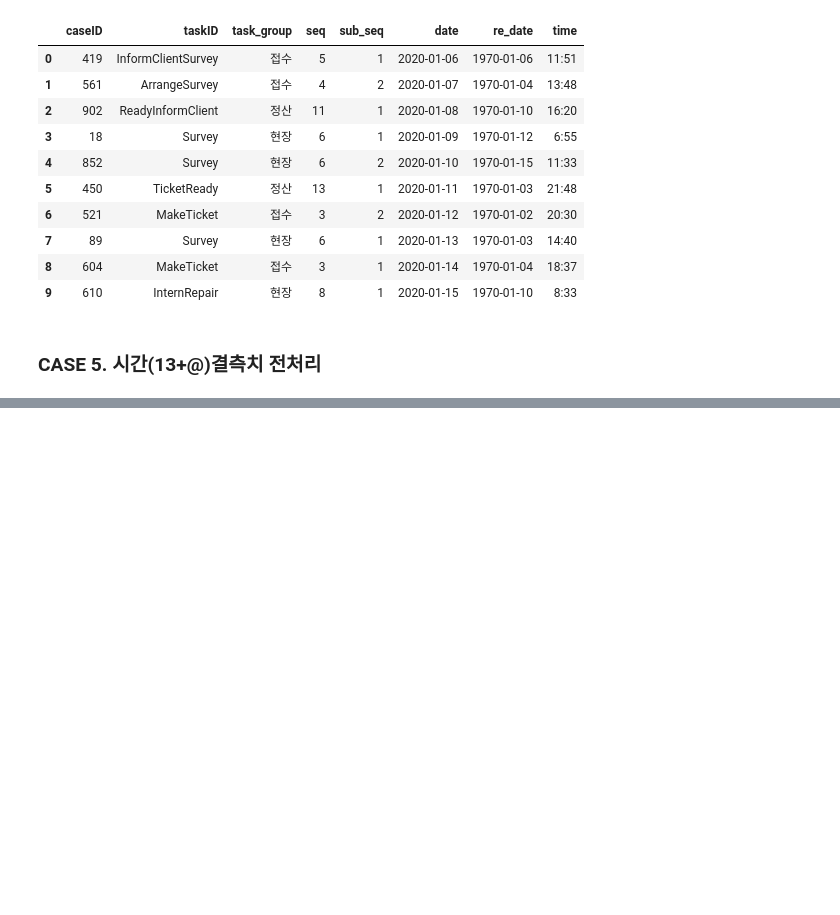
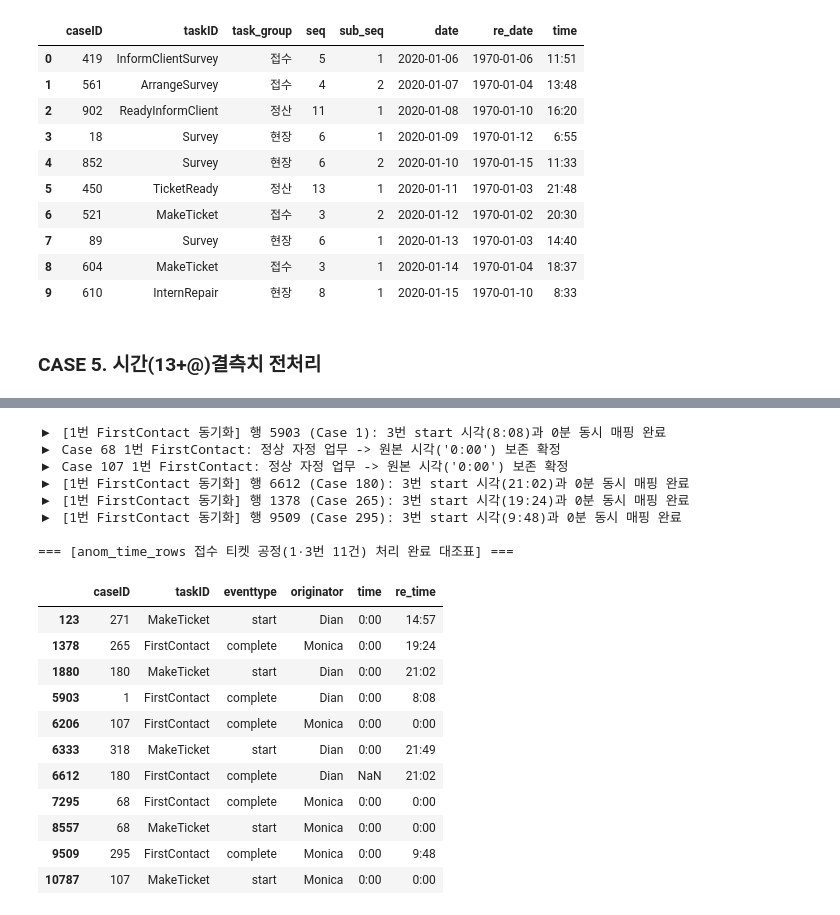
Before and after one commit to nus1245/puzzle_data, a Jupyter notebook: analysis.ipynb, the cells around one changed output, grey strips where cells are left out. Drawn from its saved outputs; the diff is of its cells as text; code cells hidden in the pictures; blank space fills up the shorter version.

```diff
--- a/analysis.ipynb
+++ b/analysis.ipynb
@@ -1643,0 +1809,41 @@ display(df.loc[survey_target_indices, ['caseID', 'taskID', 'eventtype', 'date',
+# %%
+# 1. 1번 FirstContact 의심군 6건 0분 동기화 매핑
+cand_1 = sorted(list(anom_time_rows[anom_time_rows['taskID'] == 'FirstContact']['caseID']))
+mt_s_map = df[(df['taskID'] == 'MakeTicket') & (df['eventtype'] == 'start')].set_index('caseID')['time']
+
+for cid in cand_1:
+    idx = anom_time_rows[(anom_time_rows['caseID'] == cid) & (anom_time_rows['taskID'] == 'FirstContact')].index
+    if cid in normal_3_cases:
+        anom_time_rows.loc[idx, 're_time'] = '0:00'
+        print(f"▶ Case {cid} 1번 FirstContact: 정상 자정 업무 -> 원본 시각('0:00') 보존 확정")
+    else:
+        sync_time = mt_s_map.get(cid)
+        anom_time_rows.loc[idx, 're_time'] = sync_time
+        df.loc[idx, 'time'] = sync_time
+        print(f"▶ [1번 FirstContact 동기화] 행 {idx[0]} (Case {cid}): 3번 start 시각({sync_time})과 0분 동시 매핑 완료")
+
+# 2. 접수 티켓 공정 1·3번(총 11개 행) anom_time_rows 최종 교정 결과 대조표
+receipt_1_3_mask = anom_time_rows['taskID'].isin(['FirstContact', 'MakeTicket'])
+print("\n=== [anom_time_rows 접수 티켓 공정(1·3번 11건) 처리 완료 대조표] ===")
+display(anom_time_rows.loc[receipt_1_3_mask, ['caseID', 'taskID', 'eventtype', 'originator', 'time', 're_time']])
+# %% [output]
+▶ [1번 FirstContact 동기화] 행 5903 (Case 1): 3번 start 시각(8:08)과 0분 동시 매핑 완료
+▶ Case 68 1번 FirstContact: 정상 자정 업무 -> 원본 시각('0:00') 보존 확정
+▶ Case 107 1번 FirstContact: 정상 자정 업무 -> 원본 시각('0:00') 보존 확정
+▶ [1번 FirstContact 동기화] 행 6612 (Case 180): 3번 start 시각(21:02)과 0분 동시 매핑 완료
+▶ [1번 FirstContact 동기화] 행 1378 (Case 265): 3번 start 시각(19:24)과 0분 동시 매핑 완료
+▶ [1번 FirstContact 동기화] 행 9509 (Case 295): 3번 start 시각(9:48)과 0분 동시 매핑 완료
+
+=== [anom_time_rows 접수 티켓 공정(1·3번 11건) 처리 완료 대조표] ===
+|  | caseID | taskID | eventtype | originator | time | re_time |
+| 123 | 271 | MakeTicket | start | Dian | 0:00 | 14:57 |
+| 1378 | 265 | FirstContact | complete | Monica | 0:00 | 19:24 |
+| 1880 | 180 | MakeTicket | start | Dian | 0:00 | 21:02 |
+| 5903 | 1 | FirstContact | complete | Dian | 0:00 | 8:08 |
+| 6206 | 107 | FirstContact | complete | Monica | 0:00 | 0:00 |
+| 6333 | 318 | MakeTicket | start | Dian | 0:00 | 21:49 |
+| 6612 | 180 | FirstContact | complete | Dian | NaN | 21:02 |
+| 7295 | 68 | FirstContact | complete | Monica | 0:00 | 0:00 |
+| 8557 | 68 | MakeTicket | start | Monica | 0:00 | 0:00 |
+| 9509 | 295 | FirstContact | complete | Monica | 0:00 | 9:48 |
+| 10787 | 107 | MakeTicket | start | Monica | 0:00 | 0:00 |
```
Also changed, not shown: parts of 58 cells of this notebook, 8 other files.
